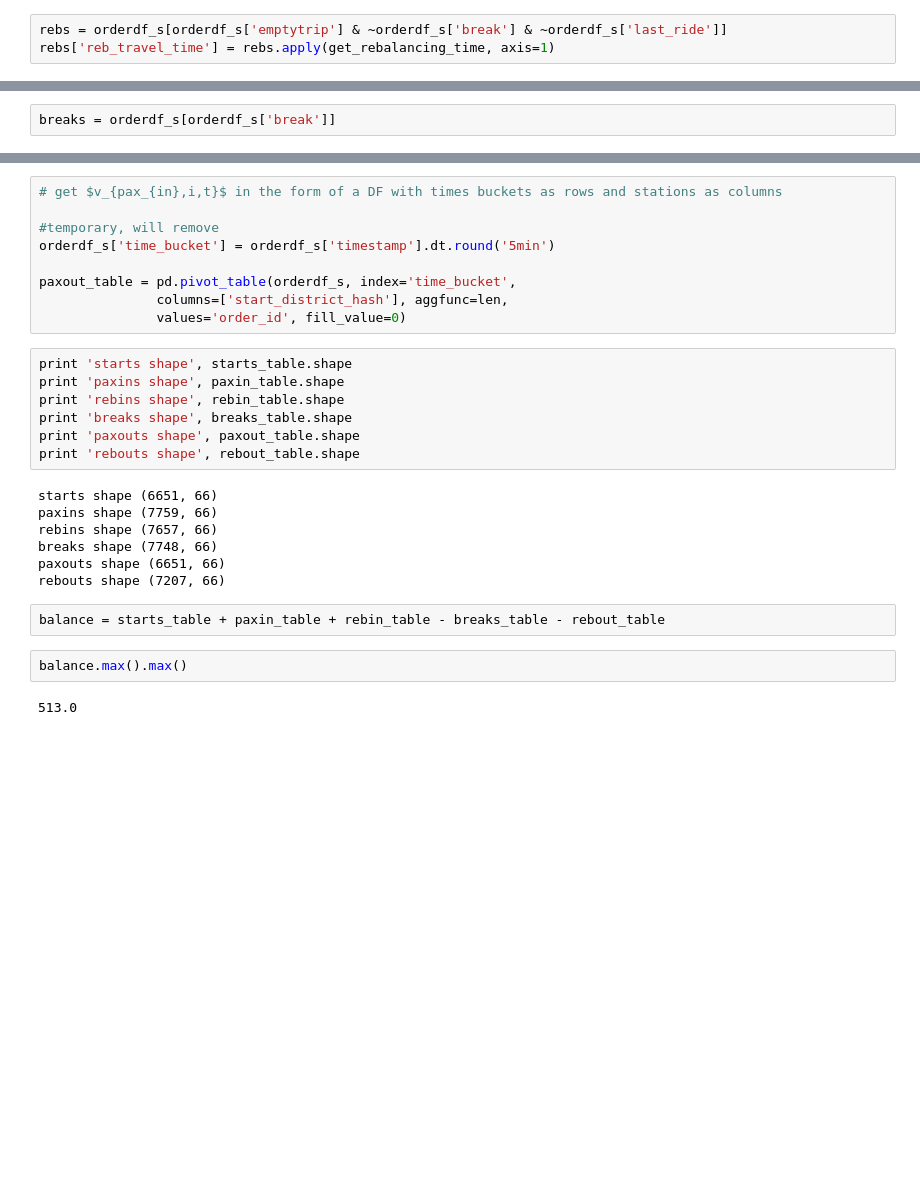
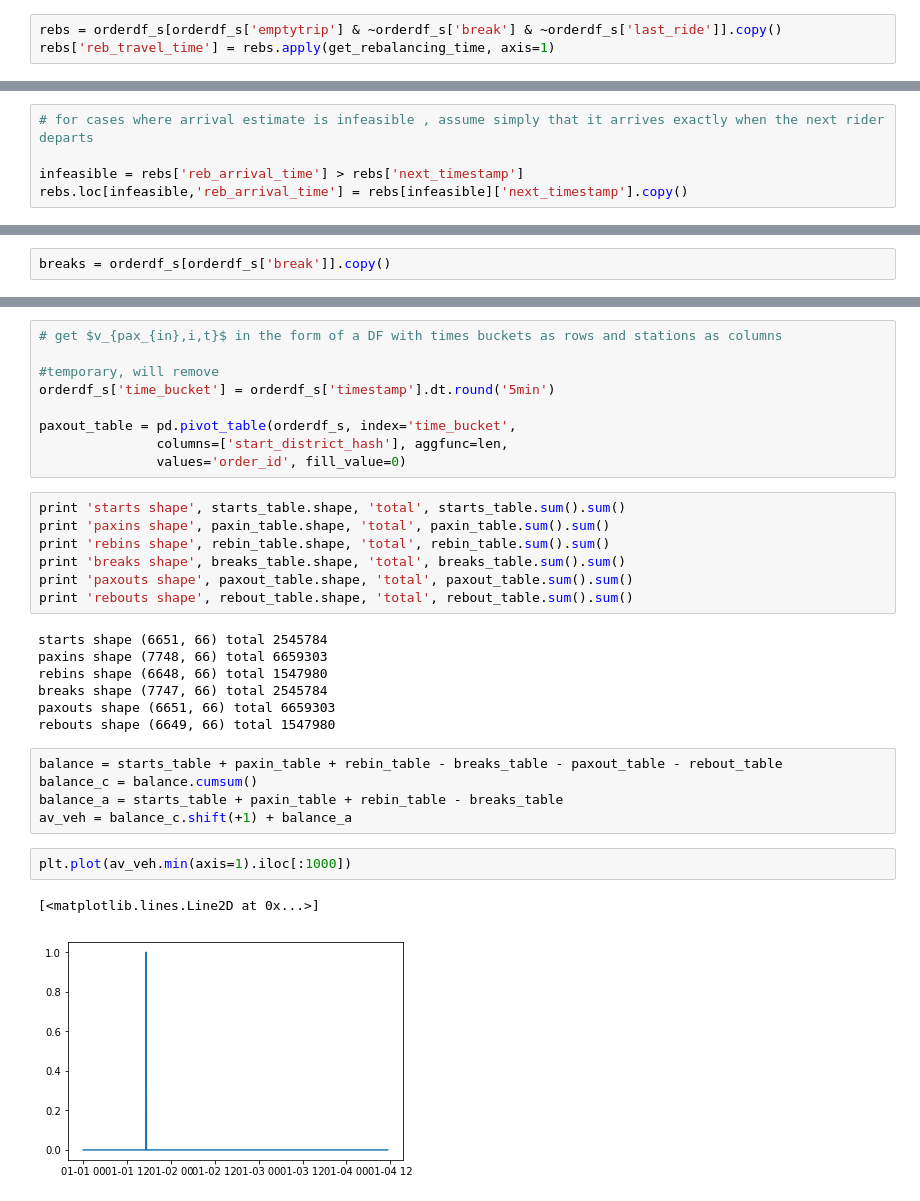
Before and after one commit to huevosabio/cs341, a Jupyter notebook: CountingVehicles.ipynb, the cells around one changed output, grey strips where cells are left out. Cells and saved outputs as stored; diff of their text form; blank space fills up the shorter version.

```diff
--- a/CountingVehicles.ipynb
+++ b/CountingVehicles.ipynb
@@ -181,5 +172,5 @@ def get_rebalancing_time(series):
     travel_time = D[start_ix][end_ix]
     return travel_time
 # %%
-rebs = orderdf_s[orderdf_s['emptytrip'] & ~orderdf_s['break'] & ~orderdf_s['last_ride']]
+rebs = orderdf_s[orderdf_s['emptytrip'] & ~orderdf_s['break'] & ~orderdf_s['last_ride']].copy()
 rebs['reb_travel_time'] = rebs.apply(get_rebalancing_time, axis=1)
@@ -199,3 +179,8 @@ See the caveats in the documentation: http://pandas.pydata.org/pandas-docs/stabl
+# %%
+# for cases where arrival estimate is infeasible , assume simply that it arrives exactly when the next rider departs
+
+infeasible = rebs['reb_arrival_time'] > rebs['next_timestamp']
+rebs.loc[infeasible,'reb_arrival_time'] = rebs[infeasible]['next_timestamp'].copy()
 # %%
 # get $v_{reb_{in},i,t}$ in the form of a DF with times buckets as rows and stations as columns
 
@@ -214,6 +193,6 @@ See the caveats in the documentation: http://pandas.pydata.org/pandas-docs/stabl
 # %% [markdown]
 ### Get Breaks
 # %%
-breaks = orderdf_s[orderdf_s['break']]
+breaks = orderdf_s[orderdf_s['break']].copy()
 # %%
 breaks['time_bucket'] = breaks['pax_arrival_time'].dt.round('5min')
@@ -256,22 +223,26 @@ paxout_table = pd.pivot_table(orderdf_s, index='time_bucket',
                columns=['start_district_hash'], aggfunc=len,
                values='order_id', fill_value=0)
 # %%
-print 'starts shape', starts_table.shape
-print 'paxins shape', paxin_table.shape
-print 'rebins shape', rebin_table.shape
-print 'breaks shape', breaks_table.shape
-print 'paxouts shape', paxout_table.shape
-print 'rebouts shape', rebout_table.shape
+print 'starts shape', starts_table.shape, 'total', starts_table.sum().sum()
+print 'paxins shape', paxin_table.shape, 'total', paxin_table.sum().sum()
+print 'rebins shape', rebin_table.shape, 'total', rebin_table.sum().sum()
+print 'breaks shape', breaks_table.shape, 'total', breaks_table.sum().sum()
+print 'paxouts shape', paxout_table.shape, 'total', paxout_table.sum().sum()
+print 'rebouts shape', rebout_table.shape, 'total', rebout_table.sum().sum()
 # %% [output]
-starts shape (6651, 66)
-paxins shape (7759, 66)
-rebins shape (7657, 66)
-breaks shape (7748, 66)
-paxouts shape (6651, 66)
-rebouts shape (7207, 66)
+starts shape (6651, 66) total 2545784
+paxins shape (7748, 66) total 6659303
+rebins shape (6648, 66) total 1547980
+breaks shape (7747, 66) total 2545784
+paxouts shape (6651, 66) total 6659303
+rebouts shape (6649, 66) total 1547980
 # %%
-balance = starts_table + paxin_table + rebin_table - breaks_table - rebout_table
+balance = starts_table + paxin_table + rebin_table - breaks_table - paxout_table - rebout_table
+balance_c = balance.cumsum()
+balance_a = starts_table + paxin_table + rebin_table - breaks_table
+av_veh = balance_c.shift(+1) + balance_a
-# %%
-balance.max().max()
-# %% [output]
-513.0
+# %%
+plt.plot(av_veh.min(axis=1).iloc[:1000])
+# %% [output]
+[<matplotlib.lines.Line2D at 0x...>]
+[figure, added]
```
Also changed, not shown: parts of 17 cells of this notebook.
